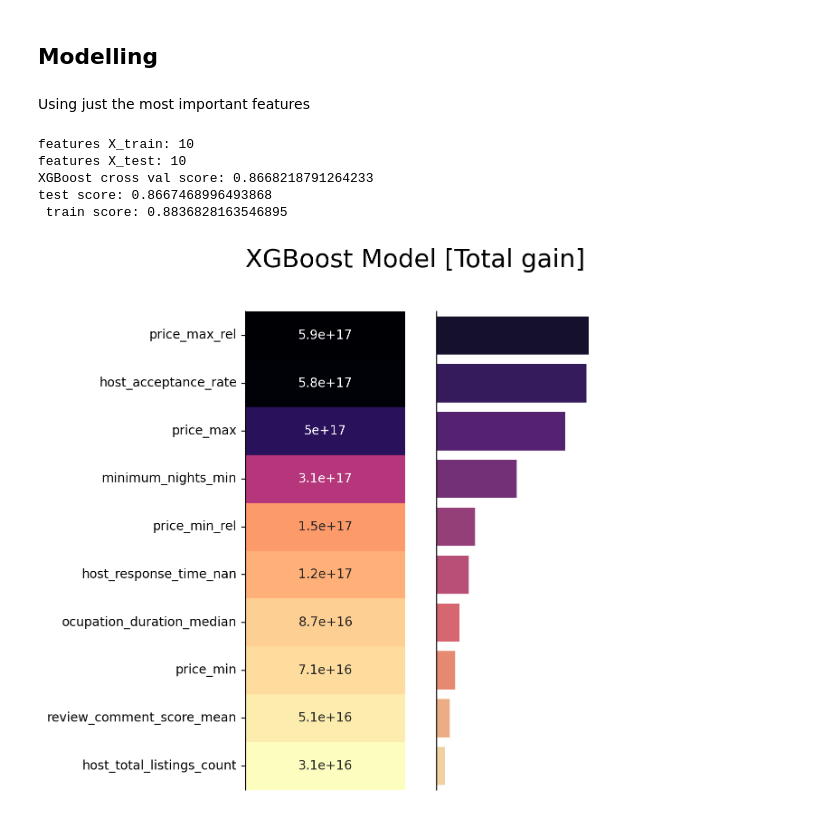
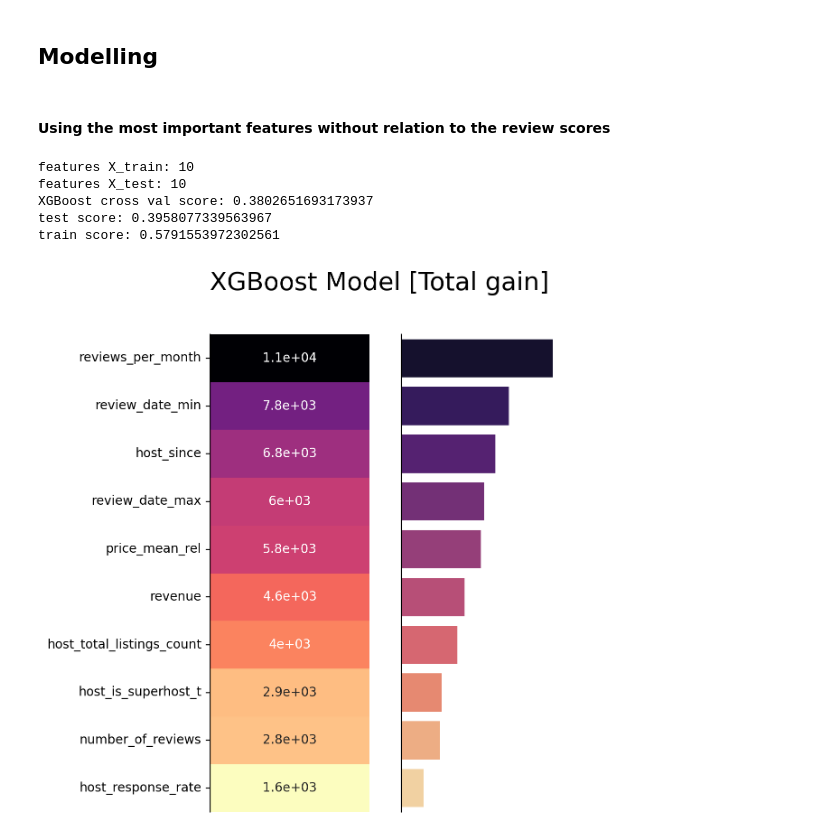
Before and after one commit to vpontello/AirBnb_feature_importance, a Jupyter notebook: ProductionNotebook_AirBnb_feature_importance_prd.ipynb, the cells around one changed output. Drawn from its saved outputs; the diff is of its cells as text; code cells hidden in the pictures.

```diff
--- a/ProductionNotebook_AirBnb_feature_importance_prd.ipynb
+++ b/ProductionNotebook_AirBnb_feature_importance_prd.ipynb
@@ -191,7 +191,8 @@ for city in tqdm(cities):
     # geographical and tourism data
     df_calendar_agg['city'] = city
     df_calendar_agg = df_calendar_agg.join(tourism.set_index('city'), on='city', how='left')
-    df_calendar_agg['foreign_visitors'] = df_calendar_agg['foreign_visitors'].astype('str').apply(lambda x: re.sub('\.', '', x))
+    df_calendar_agg['foreign_visitors']    = df_calendar_agg['foreign_visitors'].astype('str').apply(lambda x: re.sub('\.', '', x))
+    df_calendar_agg['visitors_per_capita'] = df_calendar_agg['visitors_per_capita'].apply(lambda x: re.sub(',','.',x)).astype(np.float64)
 
     # calculating relative price based on each city
     df_calendar_agg['price_mean_rel'] = df_calendar_agg['price_mean'] / df_calendar_agg['price_mean'].mean()
@@ -400,11 +404,11 @@ df_refined.to_csv('datasets/refined/refined_dataset.csv')
 df_refined = pd.read_csv('datasets/refined/refined_dataset.csv')
 # Loading the most important features for the XGBoost model
 most_important_XGBoost = pd.read_csv('datasets/refined/most_important_XGBoost.csv', index_col=0)
-# %% [markdown]
-Using just the most important features
+# %% [markdown]
+#### Using the most important features without relation to the review scores
 # %%
 # listing the most important features plus the target feature
-most_important_features = list(most_important_XGBoost.iloc[:10].index) + ['foreign_visitors']
+most_important_features = list(most_important_XGBoost.iloc[:10].index) + ['review_scores_rating']
 # creating a copy of the dataset in memory to be used on the trainig process
 df_refined_feed_model = df_refined[most_important_features].copy()
 
@@ -412,8 +416,8 @@ df_refined_feed_model = df_refined[most_important_features].copy()
 scaler = StandardScaler()
 
 # separating the train and target features
-X = df_refined_feed_model[most_important_features].drop('foreign_visitors', axis=1)
-y = df_refined_feed_model['foreign_visitors']
+X = df_refined_feed_model[most_important_features].drop('review_scores_rating', axis=1)
+y = df_refined_feed_model['review_scores_rating']
 
 # train and test datasets split
 X_train, X_test, y_train, y_test = train_test_split(X, y, test_size=0.30, random_state=42)
@@ -430,35 +434,35 @@ xgbc = XGBRegressor()
 xgbc.fit(X_train, y_train)
 xgbc_pred_train=xgbc.predict(X_train)
 xgbc_pred_test=xgbc.predict(X_test)
 
 # performing crossvalidation test
 xgscore = np.mean(cross_val_score(estimator=xgbc,
                        X=X_train, y=y_train, cv=5))
 # printing cross validation results
 print(f'XGBoost cross val score: {xgscore}')
 
 # analysing train and test data results
 train_score_xgbc =  r2_score(y_train, xgbc_pred_train)
 test_score_xgbc = r2_score(y_test, xgbc_pred_test)
 # printing r2 scores of training and test
-print(f'test score: {test_score_xgbc} \n train score: {train_score_xgbc}')
+print(f'test score: {test_score_xgbc} \ntrain score: {train_score_xgbc}')
 
 # getting the most important features
 dict_importance = xgbc.get_booster().get_score(importance_type="total_gain")
 d={}
 # cleanse the data
 for index, value in dict_importance.items():
     d[X.columns[int(index[1:])]] = value
 # transforming data to a dataframe
 most_important_XGBoost = pd.DataFrame(d, index=['Total gain']).T
 most_important_XGBoost = most_important_XGBoost[['Total gain']].sort_values(ascending=False, by='Total gain')
 
 # plot most important features
 plot_importance(most_important_XGBoost, 'Total gain', 'XGBoost Model [Total gain]')
 # %% [output]
 features X_train: 10
 features X_test: 10
-XGBoost cross val score: 0.8668218791264233
-test score: 0.8667468996493868
- train score: 0.8836828163546895
+XGBoost cross val score: 0.3802651693173937
+test score: 0.3958077339563967
+train score: 0.5791553972302561
-[figure, old version]
+[figure, new version]
```
Also changed, not shown: parts of 32 cells of this notebook.
